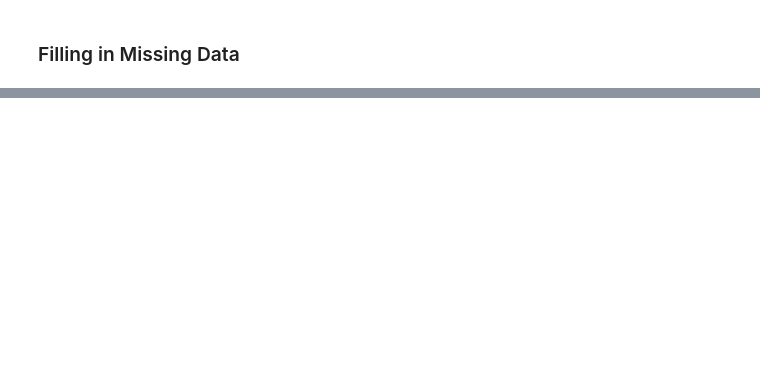
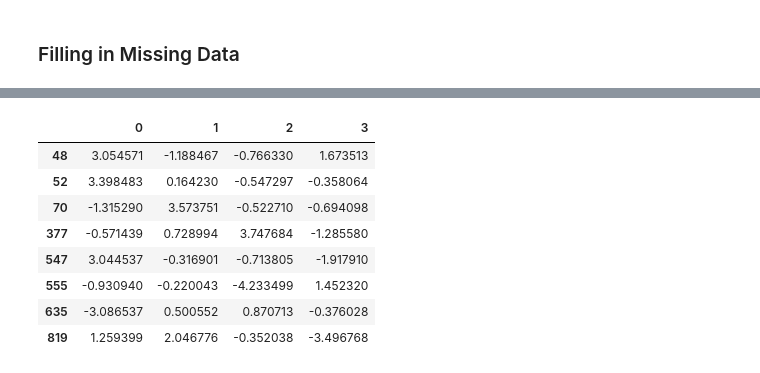
Before and after one commit to fatjudy/ML-try, a Jupyter notebook: Data Analysis/Chapter 7 Data Cleaning and Preparation.ipynb, the cells around one changed output, grey strips where cells are left out. Drawn from its saved outputs; the diff is of its cells as text; code cells hidden in the pictures; blank space fills up the shorter version.

```diff
--- a/Data Analysis/Chapter 7 Data Cleaning and Preparation.ipynb
+++ b/Data Analysis/Chapter 7 Data Cleaning and Preparation.ipynb
@@ -187,0 +533,12 @@ df.fillna(df.mean()) # fill using the column mean
+# %%
+data[(np.abs(data)>3).any(1)]
+# %% [output]
+|  | 0 | 1 | 2 | 3 |
+| 48 | 3.054571 | -1.188467 | -0.766330 | 1.673513 |
+| 52 | 3.398483 | 0.164230 | -0.547297 | -0.358064 |
+| 70 | -1.315290 | 3.573751 | -0.522710 | -0.694098 |
+| 377 | -0.571439 | 0.728994 | 3.747684 | -1.285580 |
+| 547 | 3.044537 | -0.316901 | -0.713805 | -1.917910 |
+| 555 | -0.930940 | -0.220043 | -4.233499 | 1.452320 |
+| 635 | -3.086537 | 0.500552 | 0.870713 | -0.376028 |
+| 819 | 1.259399 | 2.046776 | -0.352038 | -3.496768 |
```
Also changed, not shown: parts of 123 cells of this notebook, 5 other files.
